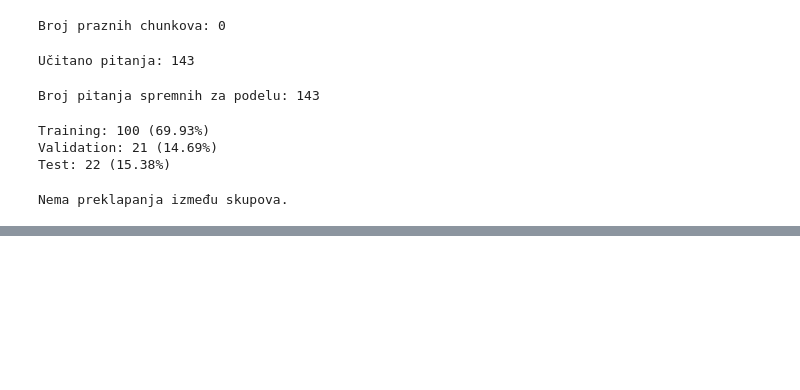
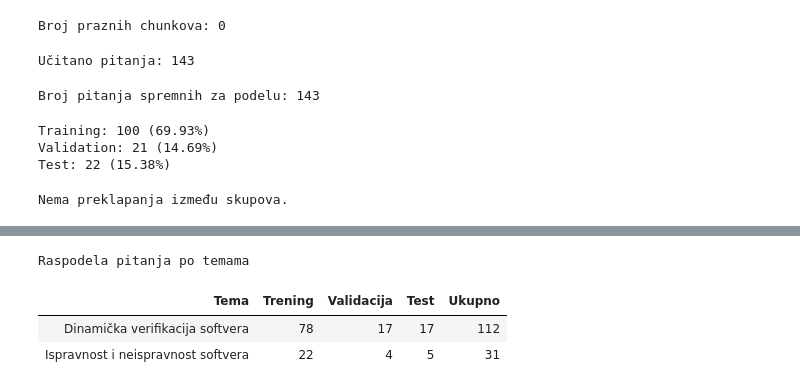
Before and after one commit to anjaanjaa10/Student-Question-Answering-from-Course-Materials, a Jupyter notebook: 03_proccessingSplitting.ipynb, the cells around one changed output, grey strips where cells are left out. Cells and saved outputs as stored; diff of their text form; code cells hidden in the pictures; blank space fills up the shorter version.

```diff
--- a/03_proccessingSplitting.ipynb
+++ b/03_proccessingSplitting.ipynb
@@ -334,0 +452,52 @@ Nema preklapanja između skupova.
+# %%
+topic_table = (
+    topic_distribution
+    .reset_index()
+    .rename(columns={
+        "topic": "Tema",
+        "Training": "Trening",
+        "Validation": "Validacija",
+        "Test": "Test"
+    })
+)
+
+topic_table["Ukupno"] = (
+    topic_table["Trening"]
+    + topic_table["Validacija"]
+    + topic_table["Test"]
+)
+
+display(
+    topic_table.style
+    .hide(axis="index")
+    .set_caption("Raspodela pitanja po temama")
+    .set_properties(**{
+        "text-align": "center"
+    })
+    .set_properties(
+        subset=["Tema"],
+        **{"text-align": "left"}
+    )
+    .set_table_styles([
+        {
+            "selector": "caption",
+            "props": [
+                ("font-size", "16px"),
+                ("font-weight", "bold"),
+                ("margin-bottom", "10px")
+            ]
+        },
+        {
+            "selector": "th",
+            "props": [
+                ("text-align", "center"),
+                ("background-color", "#e8eef7")
+            ]
+        }
+    ])
+)
+# %% [output]
+Raspodela pitanja po temama
+| Tema | Trening | Validacija | Test | Ukupno |
+| Dinamička verifikacija softvera | 78 | 17 | 17 | 112 |
+| Ispravnost i neispravnost softvera | 22 | 4 | 5 | 31 |
```
Also changed, not shown: parts of 8 cells of this notebook.
